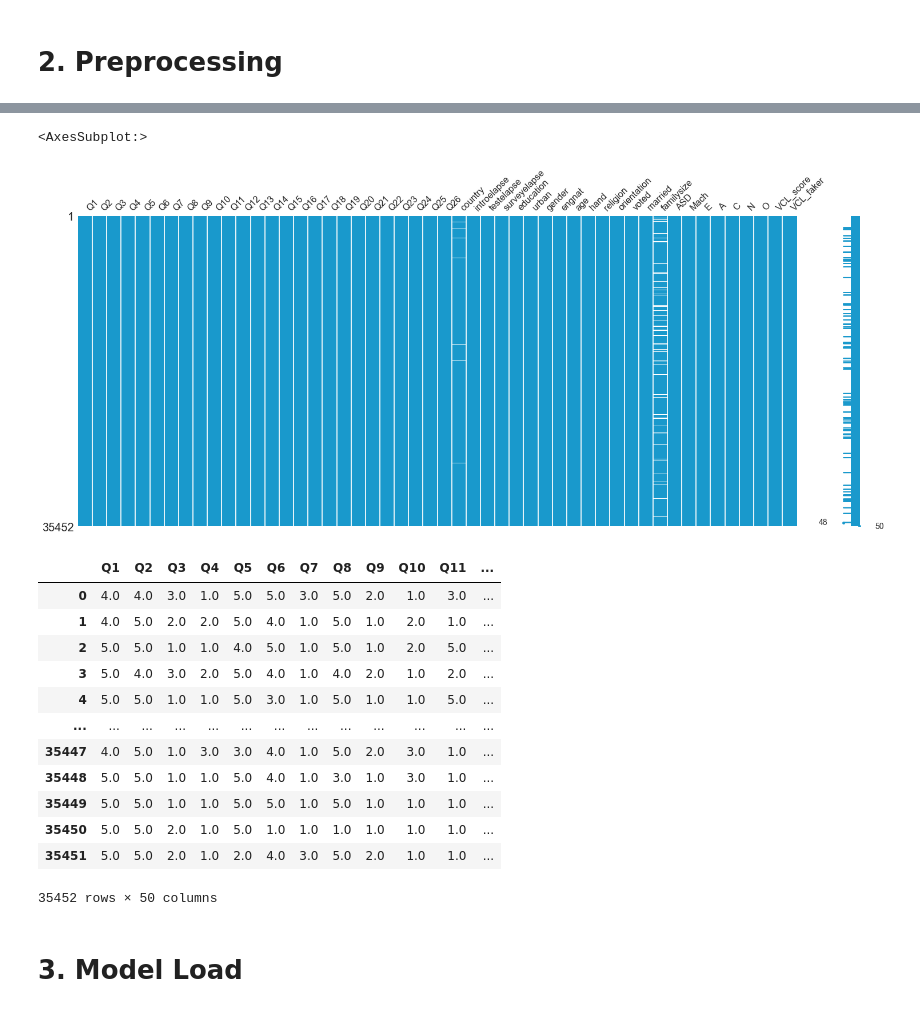
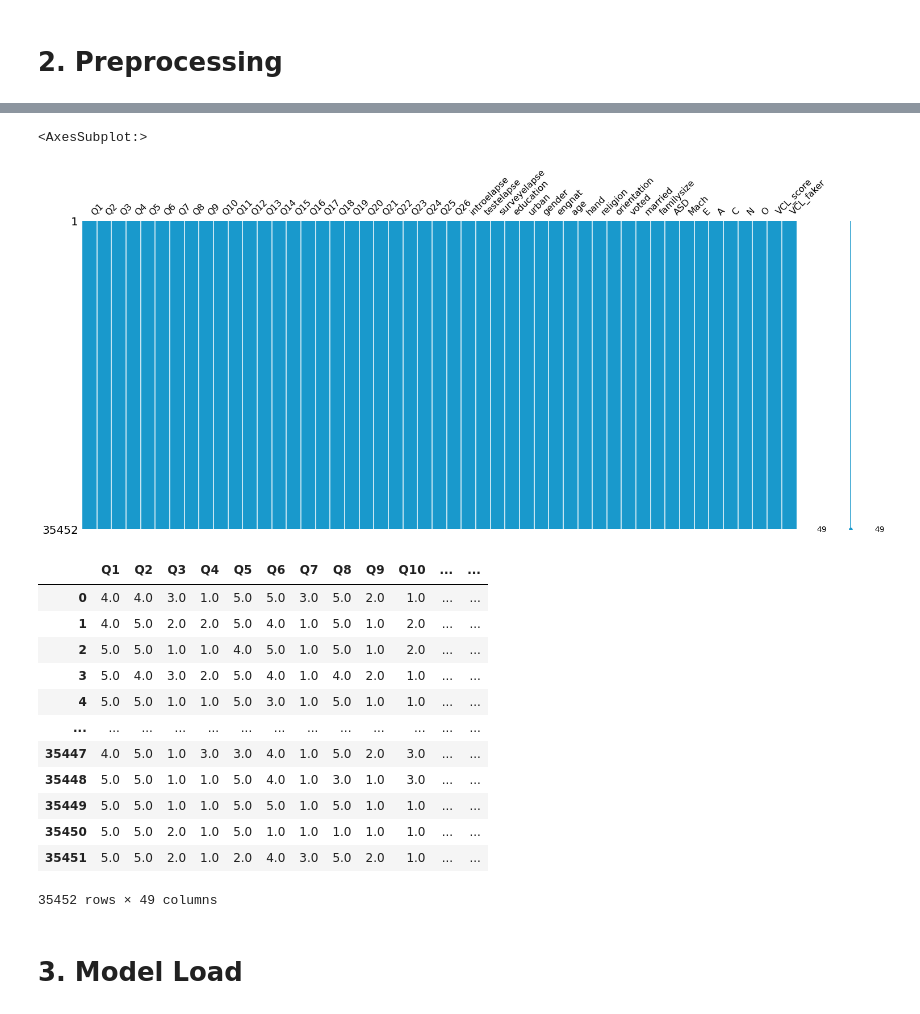
Before and after one commit to Bae-hong-seob/Dacon-SWuniversity-competition, a Jupyter notebook: Dolphin/base_inference.ipynb, the cells around one changed output, grey strips where cells are left out. Drawn from its saved outputs; the diff is of its cells as text; code cells hidden in the pictures.

```diff
--- a/Dolphin/base_inference.ipynb
+++ b/Dolphin/base_inference.ipynb
@@ -51,29 +51,21 @@ msno.matrix(test.iloc[:, :], color=(0.1, 0.6, 0.8))
 # 원본 data와 따로 관리 -> original data = data, preprocessed data = processed_data
 
 # Feature drop : 'index'
-processed_data = test.drop(['index'], axis=1).copy()
+processed_data = test.drop(['index', 'country'], axis=1).copy()
 
-# Handling missing values
-# fill na with zero
-fill_cols = ['education', 'gender', 'hand', 'religion', 'orientation', 'voted', 'married', 'ASD']
-processed_data[fill_cols] = processed_data[fill_cols].fillna(0)
-
-# Lable Encoding : 'country'
-#le = pickle.load(open("labelencoder.pkl", "rb"))
-#df_country = pd.DataFrame(test['country'].value_counts())
-#others = df_country[df_country['country']==1].index.values.tolist()
-#processed_data['country'] = processed_data['country'].apply(lambda x : 1 if x in others else x)
-#others = le.classes_.tolist()
-#processed_data['country'] = processed_data['country'].apply(lambda x : 1 if x not in others else x)
-#processed_data['country'] = le.fit_transform(list(processed_data['country']))
-#print(processed_data['country'].nunique())
+# Handling missing values : 'education', 'gender', 'engnat', 'hand', 'religion', 'orientation', 'voted', 'married', 'ASD'
+from sklearn.impute import SimpleImputer
+fill_cols = ['education', 'gender', 'engnat', 'hand', 'religion', 'orientation', 'voted', 'married', 'ASD']
+transformer = SimpleImputer()
+processed_data[fill_cols] = transformer.fit_transform(processed_data[fill_cols])
+processed_data[fill_cols].describe()
 
 # Log Transformation : 'introelapse','testelapse','surveyelapse'
 right_skewed_cols = ['introelapse','testelapse','surveyelapse']
 for c in right_skewed_cols :
     processed_data[c] = np.log1p(processed_data[c])
 
-# Ranging : 'age'
+# Ranging and Ordinary encoding: 'age'
 from numpy import asarray
 from sklearn.preprocessing import OrdinalEncoder
 bins= [10,20,30,40,50,60,70,80,90,100,40000]
@@ -82,11 +74,17 @@ processed_data['age'] = pd.cut(processed_data['age'], bins=bins, labels=labels,
 oe = OrdinalEncoder()
 processed_data['age'] = oe.fit_transform(processed_data['age'].values.reshape(-1,1))
 
-# Handling outlier : 'familysize'
-Q1 = test['familysize'].quantile(0.25)
-Q2 = test['familysize'].quantile(0.5)
-Q3 = test['familysize'].quantile(0.75)
+# Handling outlier and iterative imputation : 'familysize'
+Q1 = processed_data['familysize'].quantile(0.25)
+Q2 = processed_data['familysize'].quantile(0.5)
+Q3 = processed_data['familysize'].quantile(0.75)
 IQR = Q3 - Q1
 lower_fence = Q1 - (1.5 * IQR)
 upper_fence = Q3 + (1.5 * IQR)
 processed_data['familysize'] = processed_data['familysize'].apply(lambda x : np.nan if x < lower_fence or x > upper_fence else x)
+from sklearn.experimental import enable_iterative_imputer
+from sklearn.impute import IterativeImputer
+transformer =  IterativeImputer()
+processed_data[['familysize']] = transformer.fit_transform(processed_data[['familysize']])
+processed_data['familysize'] = processed_data['familysize'].astype(int)
+print(processed_data['familysize'].describe())
@@ -95,7 +103,7 @@ def score_mach(data) :
     rev_cols = ['Q3', 'Q4', 'Q7', 'Q9', 'Q10', 'Q11', 'Q16', 'Q17', 'Q14', 'Q18']
     for flip in rev_cols:
         data[flip] = 6 - data[flip]
-    data['Mach'] = data[mach_cols].sum(axis=1)
+    data['Mach'] = data[mach_cols].mean(axis=1)
     #data.drop(mach_cols, axis=1, inplace = True)
     return data
 
@@ -106,50 +114,50 @@ def score_tipi(data) :
     data['N'] = (data['TIPI9'] + (8-data['TIPI4'])) / 2
     data['O'] = (data['TIPI5'] + (8-data['TIPI10'])) / 2
     data.drop(['TIPI1', 'TIPI2', 'TIPI3', 'TIPI4', 'TIPI5', 'TIPI6', 'TIPI7', 'TIPI8', 'TIPI9', 'TIPI10'], axis=1, inplace = True)
     return data
 
 def score_vcl(data) :
     data['VCL_score'] = (data['VCL1'] + data['VCL2'] + data['VCL3'] + data['VCL4'] + data['VCL5'] + data['VCL7'] + data['VCL8']
                         + data['VCL10'] + data['VCL11'] + data['VCL13'] + data['VCL14'] + data['VCL15'] + data['VCL16'])
     data['VCL_faker'] = (data['VCL6'] + data['VCL9'] + data['VCL12'])
     data.drop(['VCL1', 'VCL2', 'VCL3', 'VCL4', 'VCL5', 'VCL6', 'VCL7', 'VCL8', 'VCL9',
                'VCL10', 'VCL11', 'VCL12', 'VCL13', 'VCL14', 'VCL15', 'VCL16',], axis=1, inplace = True)
     return data
 
 from sklearn.impute import SimpleImputer
 npas_cols = ['Q{}'.format(i) for i in range(1,27)]
 tipi_cols = ['TIPI{}'.format(i) for i in range(1,11)]
 vcl_cols = ['VCL{}'.format(i) for i in range(1,17)]
 mach_cols = ['Q{}'.format(i) for i in range(1,21)]
 q_cols = [npas_cols, tipi_cols, vcl_cols]
 for col in q_cols :
     transformer = SimpleImputer()
     processed_data[col] = transformer.fit_transform(processed_data[col])
 
 processed_data = score_mach(processed_data)
 processed_data = score_tipi(processed_data)
 processed_data = score_vcl(processed_data)
 
 msno.matrix(processed_data.iloc[:, :], color=(0.1, 0.6, 0.8))
 # %% [output]
 <AxesSubplot:>
-[figure, old version]
+[figure, new version]
 # %%
 processed_data
 # %% [output]
-|  | Q1 | Q2 | Q3 | Q4 | Q5 | Q6 | Q7 | Q8 | Q9 | Q10 | Q11 | ... |
-| 0 | 4.0 | 4.0 | 3.0 | 1.0 | 5.0 | 5.0 | 3.0 | 5.0 | 2.0 | 1.0 | 3.0 | ... |
-| 1 | 4.0 | 5.0 | 2.0 | 2.0 | 5.0 | 4.0 | 1.0 | 5.0 | 1.0 | 2.0 | 1.0 | ... |
-| 2 | 5.0 | 5.0 | 1.0 | 1.0 | 4.0 | 5.0 | 1.0 | 5.0 | 1.0 | 2.0 | 5.0 | ... |
-| 3 | 5.0 | 4.0 | 3.0 | 2.0 | 5.0 | 4.0 | 1.0 | 4.0 | 2.0 | 1.0 | 2.0 | ... |
-| 4 | 5.0 | 5.0 | 1.0 | 1.0 | 5.0 | 3.0 | 1.0 | 5.0 | 1.0 | 1.0 | 5.0 | ... |
+|  | Q1 | Q2 | Q3 | Q4 | Q5 | Q6 | Q7 | Q8 | Q9 | Q10 | ... | ... |
+| 0 | 4.0 | 4.0 | 3.0 | 1.0 | 5.0 | 5.0 | 3.0 | 5.0 | 2.0 | 1.0 | ... | ... |
+| 1 | 4.0 | 5.0 | 2.0 | 2.0 | 5.0 | 4.0 | 1.0 | 5.0 | 1.0 | 2.0 | ... | ... |
+| 2 | 5.0 | 5.0 | 1.0 | 1.0 | 4.0 | 5.0 | 1.0 | 5.0 | 1.0 | 2.0 | ... | ... |
+| 3 | 5.0 | 4.0 | 3.0 | 2.0 | 5.0 | 4.0 | 1.0 | 4.0 | 2.0 | 1.0 | ... | ... |
+| 4 | 5.0 | 5.0 | 1.0 | 1.0 | 5.0 | 3.0 | 1.0 | 5.0 | 1.0 | 1.0 | ... | ... |
 | ... | ... | ... | ... | ... | ... | ... | ... | ... | ... | ... | ... | ... |
-| 35447 | 4.0 | 5.0 | 1.0 | 3.0 | 3.0 | 4.0 | 1.0 | 5.0 | 2.0 | 3.0 | 1.0 | ... |
-| 35448 | 5.0 | 5.0 | 1.0 | 1.0 | 5.0 | 4.0 | 1.0 | 3.0 | 1.0 | 3.0 | 1.0 | ... |
-| 35449 | 5.0 | 5.0 | 1.0 | 1.0 | 5.0 | 5.0 | 1.0 | 5.0 | 1.0 | 1.0 | 1.0 | ... |
-| 35450 | 5.0 | 5.0 | 2.0 | 1.0 | 5.0 | 1.0 | 1.0 | 1.0 | 1.0 | 1.0 | 1.0 | ... |
-| 35451 | 5.0 | 5.0 | 2.0 | 1.0 | 2.0 | 4.0 | 3.0 | 5.0 | 2.0 | 1.0 | 1.0 | ... |
+| 35447 | 4.0 | 5.0 | 1.0 | 3.0 | 3.0 | 4.0 | 1.0 | 5.0 | 2.0 | 3.0 | ... | ... |
+| 35448 | 5.0 | 5.0 | 1.0 | 1.0 | 5.0 | 4.0 | 1.0 | 3.0 | 1.0 | 3.0 | ... | ... |
+| 35449 | 5.0 | 5.0 | 1.0 | 1.0 | 5.0 | 5.0 | 1.0 | 5.0 | 1.0 | 1.0 | ... | ... |
+| 35450 | 5.0 | 5.0 | 2.0 | 1.0 | 5.0 | 1.0 | 1.0 | 1.0 | 1.0 | 1.0 | ... | ... |
+| 35451 | 5.0 | 5.0 | 2.0 | 1.0 | 2.0 | 4.0 | 3.0 | 5.0 | 2.0 | 1.0 | ... | ... |
-35452 rows × 50 columns
+35452 rows × 49 columns
 # %% [markdown]
 # 3. Model Load
 # %%
```
Also changed, not shown: parts of 2 cells of this notebook, 2 other files.
